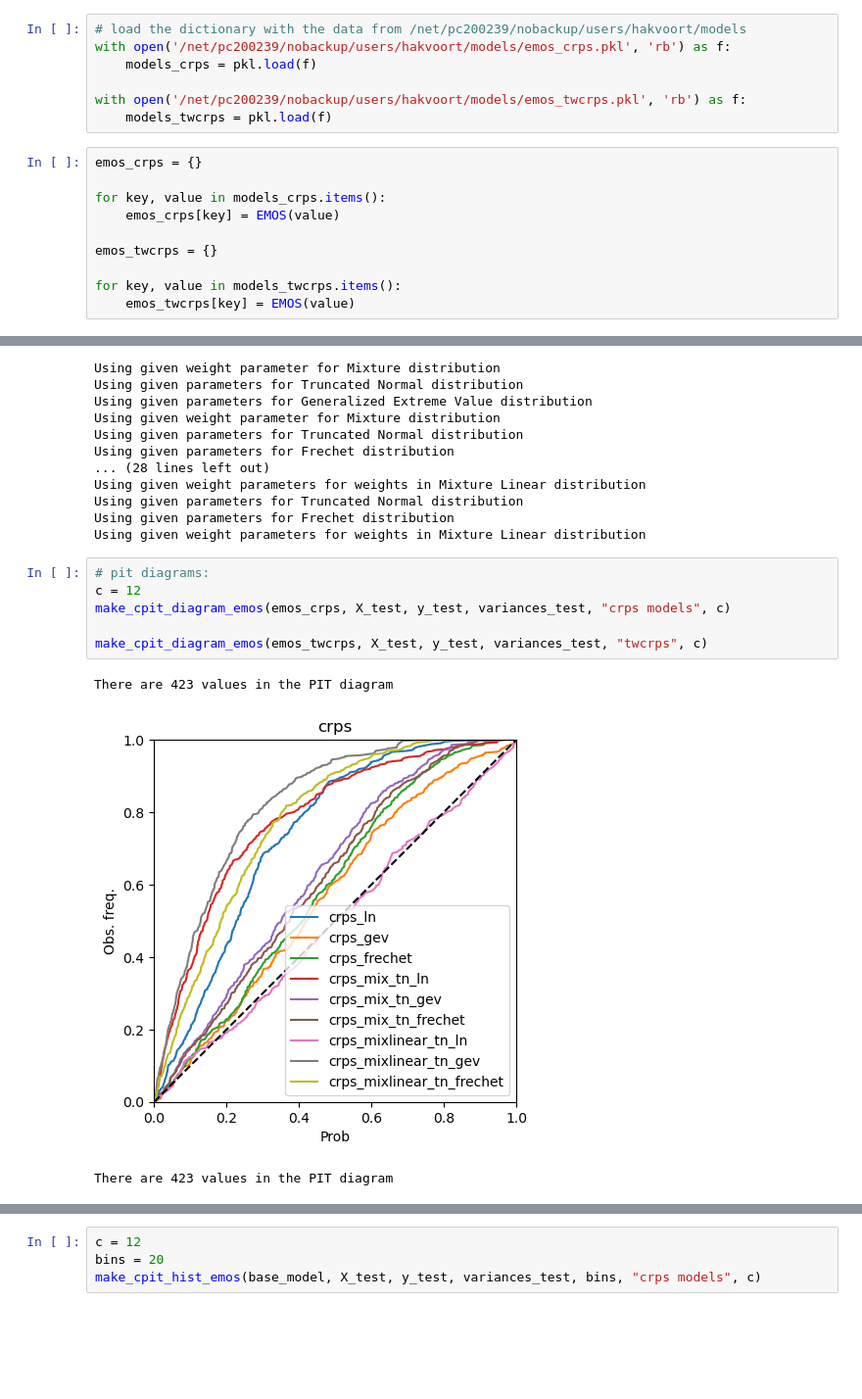
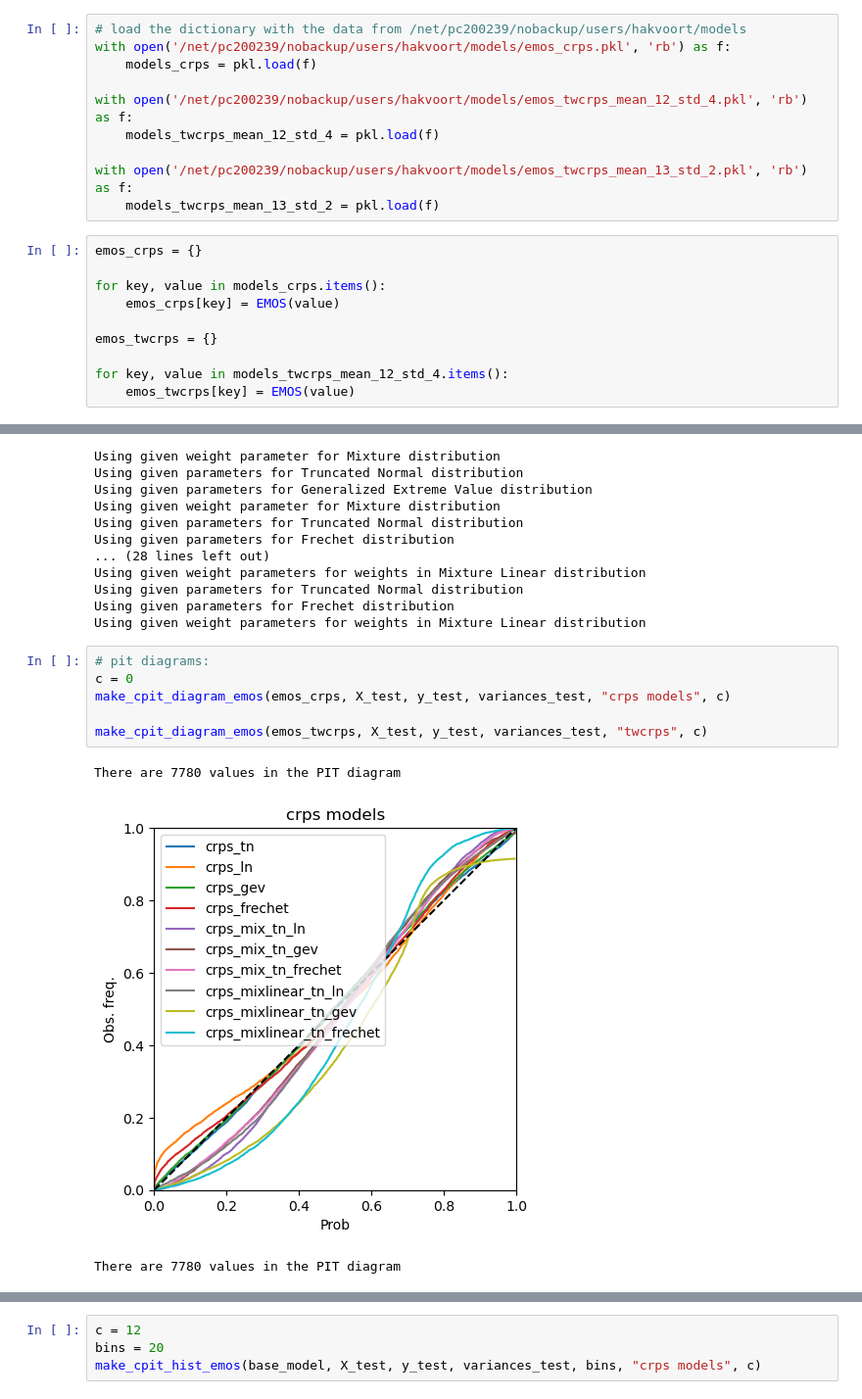
Before and after one commit to SimonHakvoort/thesiscode, a Jupyter notebook: src/visualization/plotting_all_models.ipynb, the cells around one changed output, grey strips where cells are left out. Shown: that part at 98% size. Drawn from its saved outputs; the diff is of its cells as text; blank space fills up the shorter version.

```diff
--- a/src/visualization/plotting.ipynb
+++ b/src/visualization/plotting_all_models.ipynb
@@ -42,8 +42,11 @@ print(X_test.shape)
 with open('/net/pc200239/nobackup/users/hakvoort/models/emos_crps.pkl', 'rb') as f:
     models_crps = pkl.load(f)
 
-with open('/net/pc200239/nobackup/users/hakvoort/models/emos_twcrps.pkl', 'rb') as f:
-    models_twcrps = pkl.load(f)
+with open('/net/pc200239/nobackup/users/hakvoort/models/emos_twcrps_mean_12_std_4.pkl', 'rb') as f:
+    models_twcrps_mean_12_std_4 = pkl.load(f)
+
+with open('/net/pc200239/nobackup/users/hakvoort/models/emos_twcrps_mean_13_std_2.pkl', 'rb') as f:
+    models_twcrps_mean_13_std_2 = pkl.load(f)
 # %%
 emos_crps = {}
 
@@ -52,7 +55,7 @@ for key, value in models_crps.items():
 
 emos_twcrps = {}
 
-for key, value in models_twcrps.items():
+for key, value in models_twcrps_mean_12_std_4.items():
     emos_twcrps[key] = EMOS(value)
 # %% [output]
 Using given parameters for Truncated Normal distribution
@@ -74,11 +77,11 @@ Using given parameters for Frechet distribution
 Using given weight parameters for weights in Mixture Linear distribution
 # %%
 # pit diagrams:
-c = 12
+c = 0
 make_cpit_diagram_emos(emos_crps, X_test, y_test, variances_test, "crps models", c)
 
 make_cpit_diagram_emos(emos_twcrps, X_test, y_test, variances_test, "twcrps", c)
 # %% [output]
-There are 423 values in the PIT diagram
+There are 7780 values in the PIT diagram
-[figure, old version]
+[figure, new version]
-There are 423 values in the PIT diagram
+There are 7780 values in the PIT diagram
```
Also changed, not shown: parts of 1 cell of this notebook, 5 other files.
